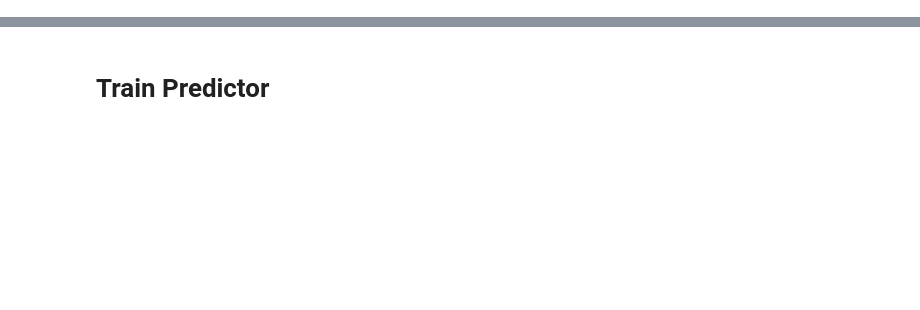
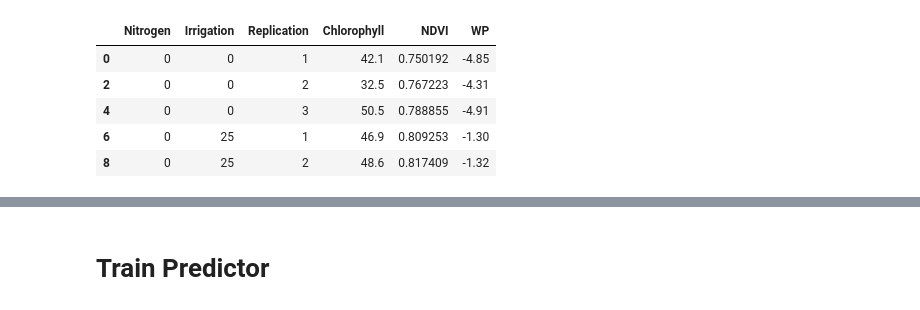
Before and after one commit to cheripai/thesis, a Jupyter notebook: notebooks/Lettuce_Spectra_Analysis.ipynb, the cells around one changed output, grey strips where cells are left out. Drawn from its saved outputs; the diff is of its cells as text; code cells hidden in the pictures; blank space fills up the shorter version.

```diff
--- a/notebooks/Lettuce_Spectra_Analysis.ipynb
+++ b/notebooks/Lettuce_Spectra_Analysis.ipynb
@@ -13,7 +37,8 @@ plt.rcParams['figure.figsize'] = (12, 12)
 # %%
-df_10_20 = pd.read_csv("../data/Spreadsheet/Lettuce/2017-10-20.csv").dropna()
-df_10_27 = pd.read_csv("../data/Spreadsheet/Lettuce/2017-10-27.csv").dropna()
-df_11_03 = pd.read_csv("../data/Spreadsheet/Lettuce/2017-11-03.csv").dropna()
-df_11_10 = pd.read_csv("../data/Spreadsheet/Lettuce/2017-11-10.csv").dropna()
-df_11_17 = pd.read_csv("../data/Spreadsheet/Lettuce/2017-11-17.csv").dropna()
-df_11_22 = pd.read_csv("../data/Spreadsheet/Lettuce/2017-11-22.csv").dropna()
+gt_10_20 = pd.read_csv("../data/Spreadsheet/Lettuce/2017-10-20.csv").dropna().drop("Plant Number", 1)
+gt_10_27 = pd.read_csv("../data/Spreadsheet/Lettuce/2017-10-27.csv").dropna().drop("Plant Number", 1)
+gt_11_03 = pd.read_csv("../data/Spreadsheet/Lettuce/2017-11-03.csv").dropna().drop("Plant Number", 1)
+gt_11_10 = pd.read_csv("../data/Spreadsheet/Lettuce/2017-11-10.csv").dropna().drop("Plant Number", 1)
+gt_11_17 = pd.read_csv("../data/Spreadsheet/Lettuce/2017-11-17.csv").dropna().drop("Plant Number", 1)
+gt_11_22 = pd.read_csv("../data/Spreadsheet/Lettuce/2017-11-22.csv").dropna().drop("Plant Number", 1)
+base = pd.read_csv("../data/Spreadsheet/Lettuce/base.csv")
@@ -39 +45,10 @@ def average_dataframe(df, n):
+# %%
+gt_10_20.head()
+# %% [output]
+|  | Nitrogen | Irrigation | Replication | Chlorophyll | NDVI | WP |
+| 0 | 0 | 0 | 1 | 42.1 | 0.750192 | -4.85 |
+| 2 | 0 | 0 | 2 | 32.5 | 0.767223 | -4.31 |
+| 4 | 0 | 0 | 3 | 50.5 | 0.788855 | -4.91 |
+| 6 | 0 | 25 | 1 | 46.9 | 0.809253 | -1.30 |
+| 8 | 0 | 25 | 2 | 48.6 | 0.817409 | -1.32 |
 # %%
```
Also changed, not shown: parts of 24 cells of this notebook.
